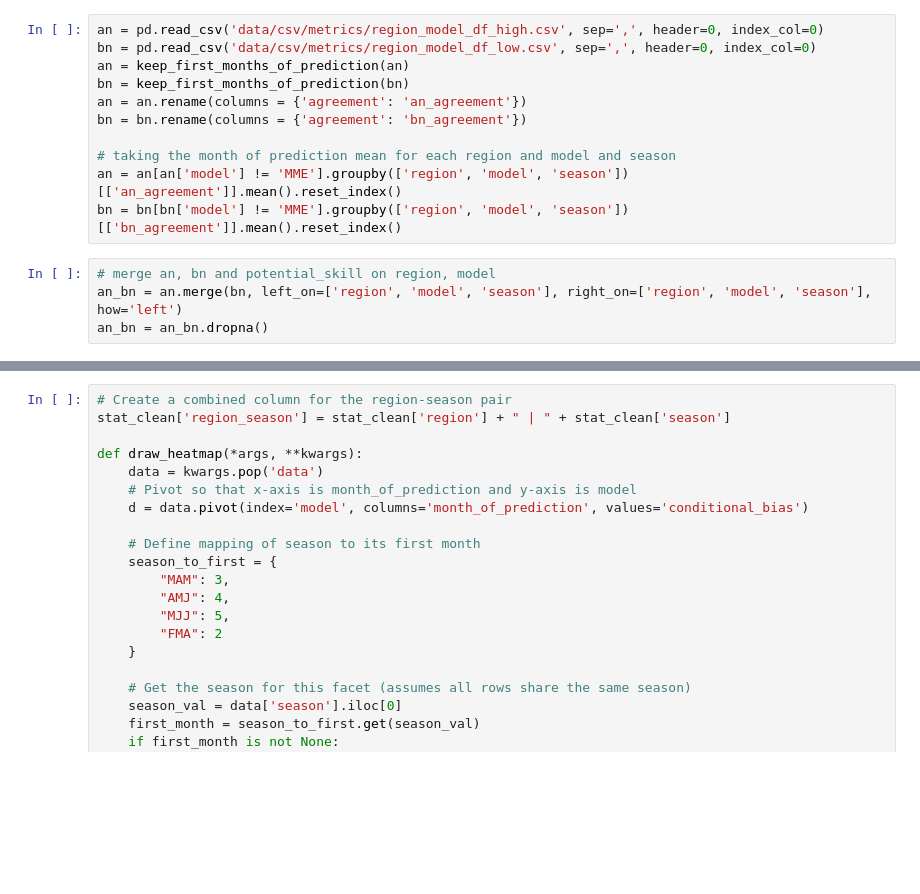
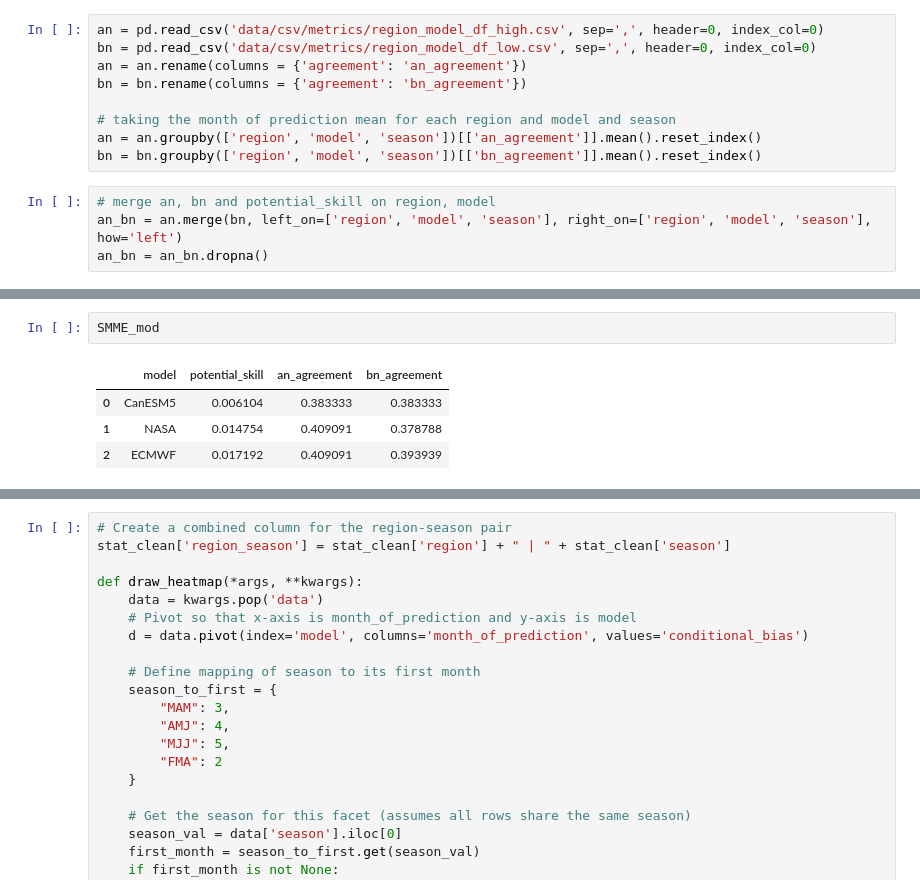
Before and after one commit to yatli24/CHC, a Jupyter notebook: Jupyter notebooks/seasonal_potential_skill_graph.ipynb, the cells around one changed output, grey strips where cells are left out. Saved outputs shown, nothing was run; the diff lists cells and outputs as text; blank space fills up the shorter version.

```diff
--- a/Jupyter notebooks/seasonal_potential_skill_graph.ipynb
+++ b/Jupyter notebooks/seasonal_potential_skill_graph.ipynb
@@ -172,14 +175,12 @@ potential_skill
 # %%
 an = pd.read_csv('data/csv/metrics/region_model_df_high.csv', sep=',', header=0, index_col=0)
 bn = pd.read_csv('data/csv/metrics/region_model_df_low.csv', sep=',', header=0, index_col=0)
-an = keep_first_months_of_prediction(an)
-bn = keep_first_months_of_prediction(bn)
 an = an.rename(columns = {'agreement': 'an_agreement'})
 bn = bn.rename(columns = {'agreement': 'bn_agreement'})
 
 # taking the month of prediction mean for each region and model and season
-an = an[an['model'] != 'MME'].groupby(['region', 'model', 'season'])[['an_agreement']].mean().reset_index()
-bn = bn[bn['model'] != 'MME'].groupby(['region', 'model', 'season'])[['bn_agreement']].mean().reset_index()
+an = an.groupby(['region', 'model', 'season'])[['an_agreement']].mean().reset_index()
+bn = bn.groupby(['region', 'model', 'season'])[['bn_agreement']].mean().reset_index()
 # %%
 # merge an, bn and potential_skill on region, model
 an_bn = an.merge(bn, left_on=['region', 'model', 'season'], right_on=['region', 'model', 'season'], how='left')
@@ -218,3 +269,10 @@ with open('SMME_models.txt', 'w') as f:
+# %%
+SMME_mod
+# %% [output]
+|  | model | potential_skill | an_agreement | bn_agreement |
+| 0 | CanESM5 | 0.006104 | 0.383333 | 0.383333 |
+| 1 | NASA | 0.014754 | 0.409091 | 0.378788 |
+| 2 | ECMWF | 0.017192 | 0.409091 | 0.393939 |
 # %%
 # Initialize an empty dictionary to store DataFrames
 dfs_dict = {}
```
Also changed, not shown: parts of 13 cells of this notebook.
